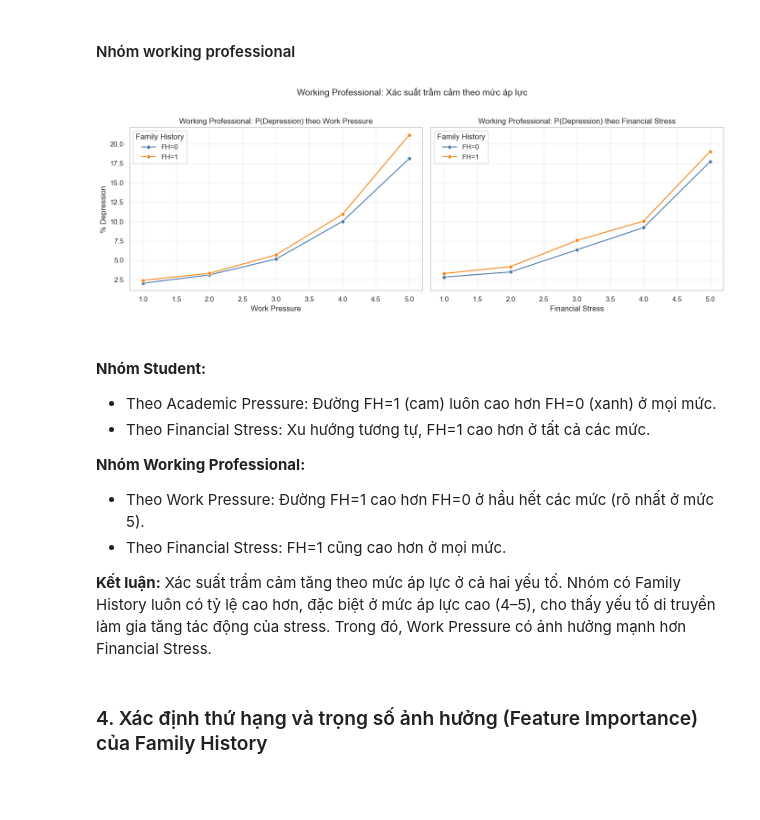
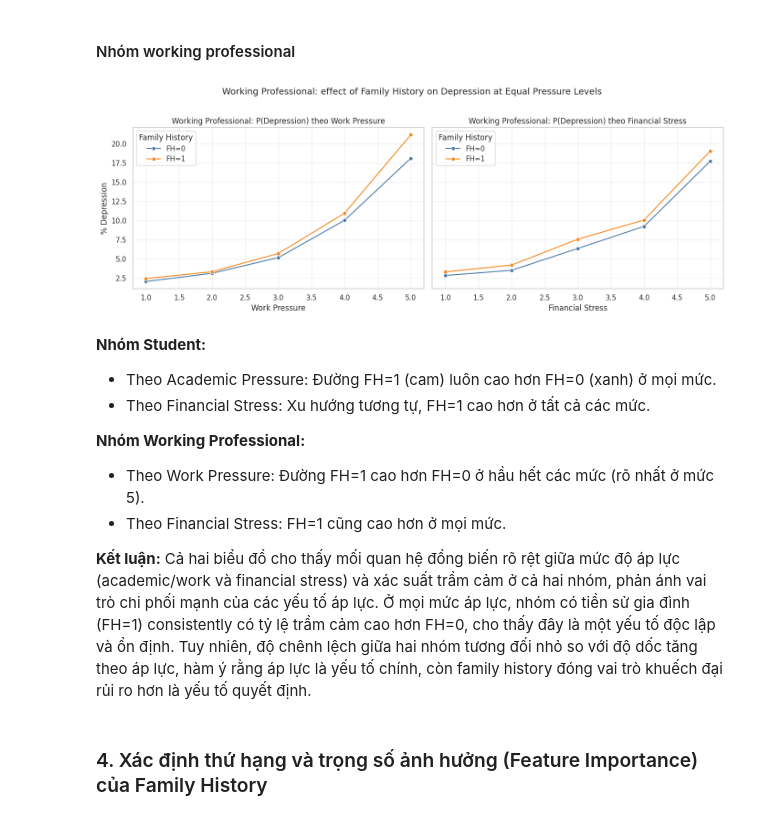
Before and after one commit to phamhuongtra/depression_analysis, a Jupyter notebook: question3.ipynb, the cells around one changed output. Drawn from its saved outputs; the diff is of its cells as text; code cells hidden in the pictures; blank space fills up the shorter version.

```diff
--- a/question3.ipynb
+++ b/question3.ipynb
@@ -326,38 +327,38 @@ plt.show()
 fig, axes = plt.subplots(1, 2, figsize=(14, 5), sharey=True)
 
 for i, var in enumerate(wp_pressure_vars):
-    temp = df_wp[df_wp[var] > 0].copy()  # Loại bỏ = 0
+    temp = df_wp[df_wp[var] > 0].copy()
     prob_df = (
         temp.groupby([var, 'FH_label'])['Depression']
         .mean()
         .reset_index()
         .rename(columns={'Depression': 'Depression Rate'})
     )
     prob_df['Depression Rate'] = prob_df['Depression Rate'] * 100
 
     sns.lineplot(
         data=prob_df,
         x=var,
         y='Depression Rate',
         hue='FH_label',
         hue_order=['FH=0', 'FH=1'],
         marker='o',
         palette=['#4C78A8', '#F58518'],
         ax=axes[i]
     )
     axes[i].set_xlabel(f'{var}')
     axes[i].set_ylabel('% Depression')
     axes[i].set_title(f'Working Professional: P(Depression) theo {var}')
     axes[i].legend(title='Family History')
     axes[i].grid(True, alpha=0.3)
 
-plt.suptitle('Working Professional: Xác suất trầm cảm theo mức áp lực', fontsize=14, y=1.02)
+plt.suptitle('Working Professional: effect of Family History on Depression at Equal Pressure Levels', fontsize=14, y=1.02)
 plt.tight_layout()
 plt.show()
 # %% [output]
-[figure, old version]
+[figure, new version]
 # %% [markdown]
-####
+
 **Nhóm Student:**
 - Theo Academic Pressure: Đường FH=1 (cam) luôn cao hơn FH=0 (xanh) ở mọi mức.
 - Theo Financial Stress: Xu hướng tương tự, FH=1 cao hơn ở tất cả các mức.
@@ -367,7 +368,7 @@ plt.show()
 - Theo Financial Stress: FH=1 cũng cao hơn ở mọi mức.
 
 **Kết luận:**
-Xác suất trầm cảm tăng theo mức áp lực ở cả hai yếu tố. Nhóm có Family History luôn có tỷ lệ cao hơn, đặc biệt ở mức áp lực cao (4–5), cho thấy yếu tố di truyền làm gia tăng tác động của stress. Trong đó, Work Pressure có ảnh hưởng mạnh hơn Financial Stress.
+Cả hai biểu đồ cho thấy mối quan hệ đồng biến rõ rệt giữa mức độ áp lực (academic/work và financial stress) và xác suất trầm cảm ở cả hai nhóm, phản ánh vai trò chi phối mạnh của các yếu tố áp lực. Ở mọi mức áp lực, nhóm có tiền sử gia đình (FH=1) consistently có tỷ lệ trầm cảm cao hơn FH=0, cho thấy đây là một yếu tố độc lập và ổn định. Tuy nhiên, độ chênh lệch giữa hai nhóm tương đối nhỏ so với độ dốc tăng theo áp lực, hàm ý rằng áp lực là yếu tố chính, còn family history đóng vai trò khuếch đại rủi ro hơn là yếu tố quyết định.
 # %% [markdown]
 ### 4. Xác định thứ hạng và trọng số ảnh hưởng (Feature Importance) của Family History
 # %%
```
Also changed, not shown: parts of 6 cells of this notebook.
